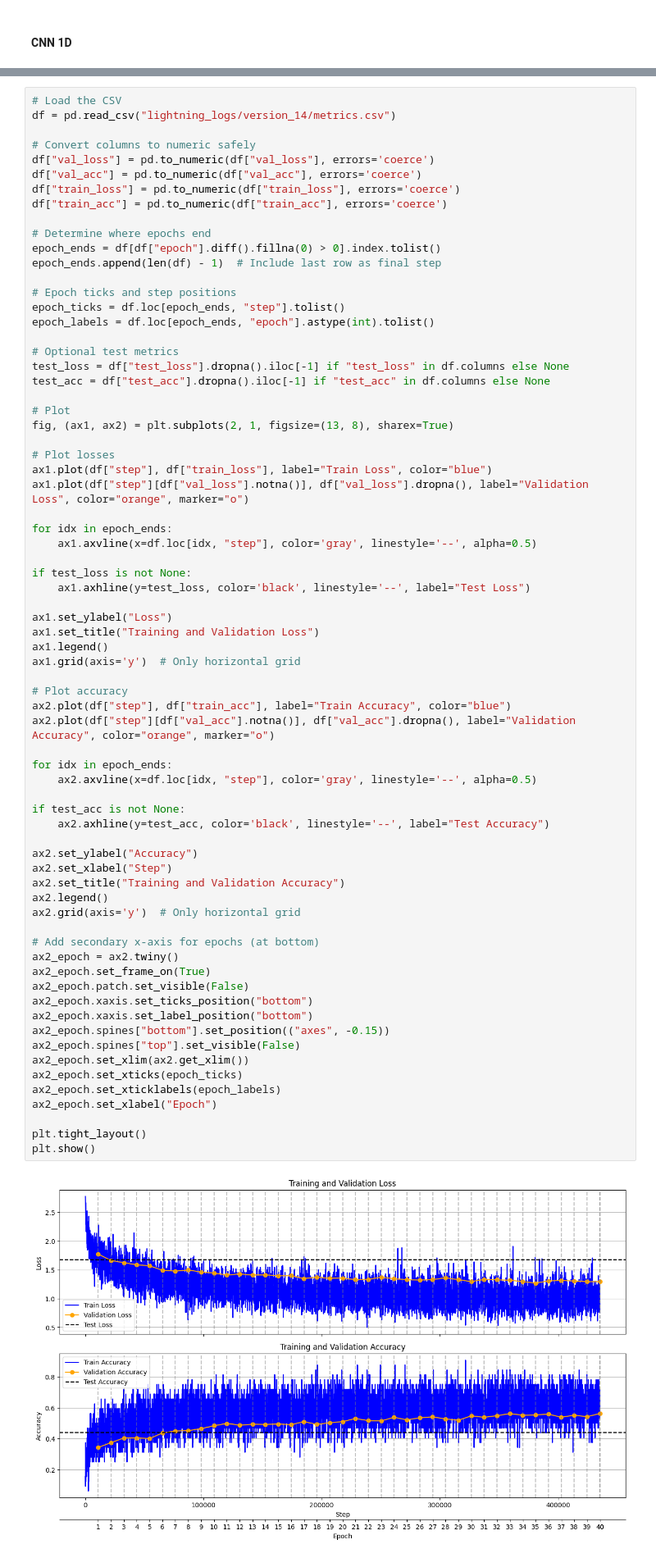
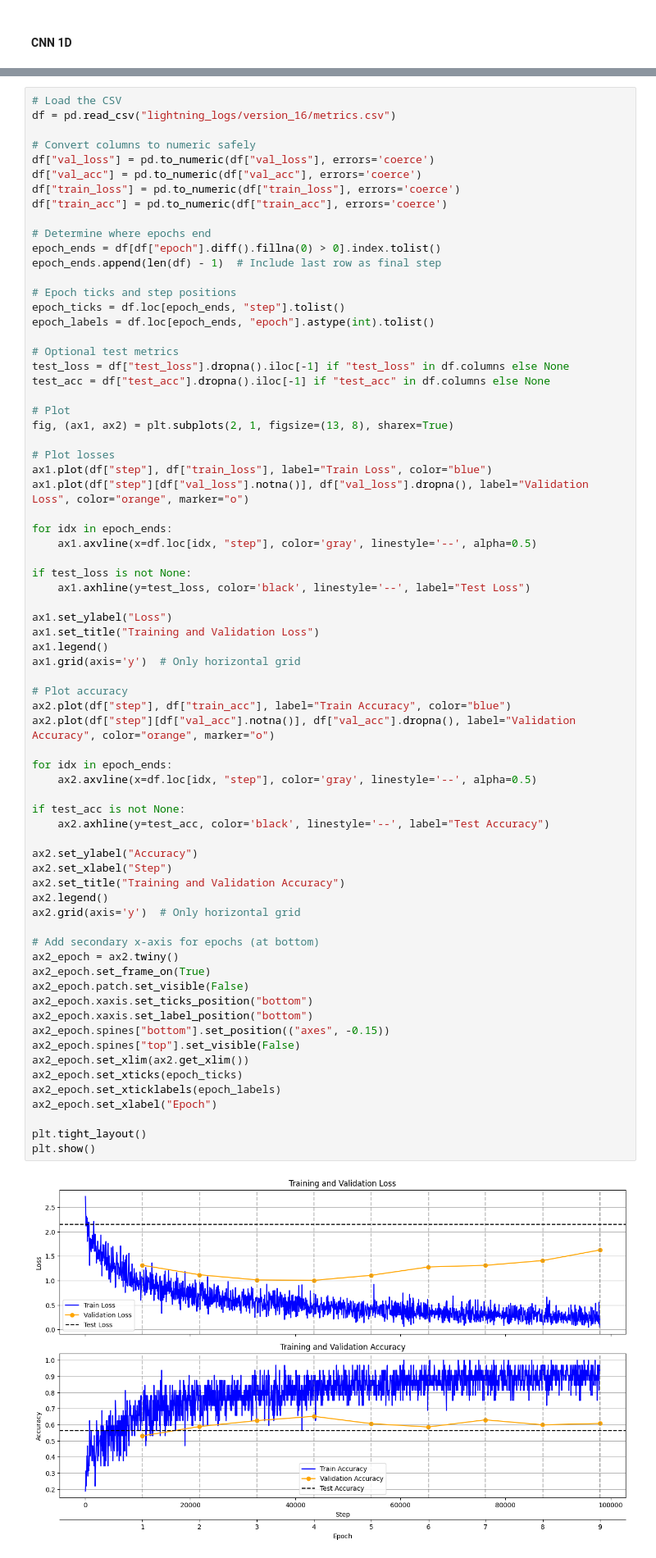
Before and after one commit to mich1803/sensor-ts-classification, a Jupyter notebook: time_windows_approach/training.ipynb, the cells around one changed output, grey strips where cells are left out. Shown at 82% size. Cells and saved outputs as stored; diff of their text form.

```diff
--- a/time_windows_approach/training.ipynb
+++ b/time_windows_approach/training.ipynb
@@ -1027,6 +1028,6 @@ c:\Users\miche\OneDrive\Desktop\tesi\repo-tesi\venv\Lib\site-packages\pytorch_li
 # %%
 # Load the CSV
-df = pd.read_csv("lightning_logs/version_14/metrics.csv")
+df = pd.read_csv("lightning_logs/version_16/metrics.csv")
 
 # Convert columns to numeric safely
 df["val_loss"] = pd.to_numeric(df["val_loss"], errors='coerce')
@@ -1069,34 +1070,34 @@ ax2.plot(df["step"], df["train_acc"], label="Train Accuracy", color="blue")
 ax2.plot(df["step"][df["val_acc"].notna()], df["val_acc"].dropna(), label="Validation Accuracy", color="orange", marker="o")
 
 for idx in epoch_ends:
     ax2.axvline(x=df.loc[idx, "step"], color='gray', linestyle='--', alpha=0.5)
 
 if test_acc is not None:
     ax2.axhline(y=test_acc, color='black', linestyle='--', label="Test Accuracy")
 
 ax2.set_ylabel("Accuracy")
 ax2.set_xlabel("Step")
 ax2.set_title("Training and Validation Accuracy")
 ax2.legend()
 ax2.grid(axis='y')  # Only horizontal grid
 
 # Add secondary x-axis for epochs (at bottom)
 ax2_epoch = ax2.twiny()
 ax2_epoch.set_frame_on(True)
 ax2_epoch.patch.set_visible(False)
 ax2_epoch.xaxis.set_ticks_position("bottom")
 ax2_epoch.xaxis.set_label_position("bottom")
 ax2_epoch.spines["bottom"].set_position(("axes", -0.15))
 ax2_epoch.spines["top"].set_visible(False)
 ax2_epoch.set_xlim(ax2.get_xlim())
 ax2_epoch.set_xticks(epoch_ticks)
 ax2_epoch.set_xticklabels(epoch_labels)
 ax2_epoch.set_xlabel("Epoch")
 
 plt.tight_layout()
 plt.show()
 # %% [output]
-[figure, old version]
+[figure, new version]
 # %% [markdown]
 #### RNN
 # %%
```
Also changed, not shown: parts of 4 cells of this notebook, 5 other files.
